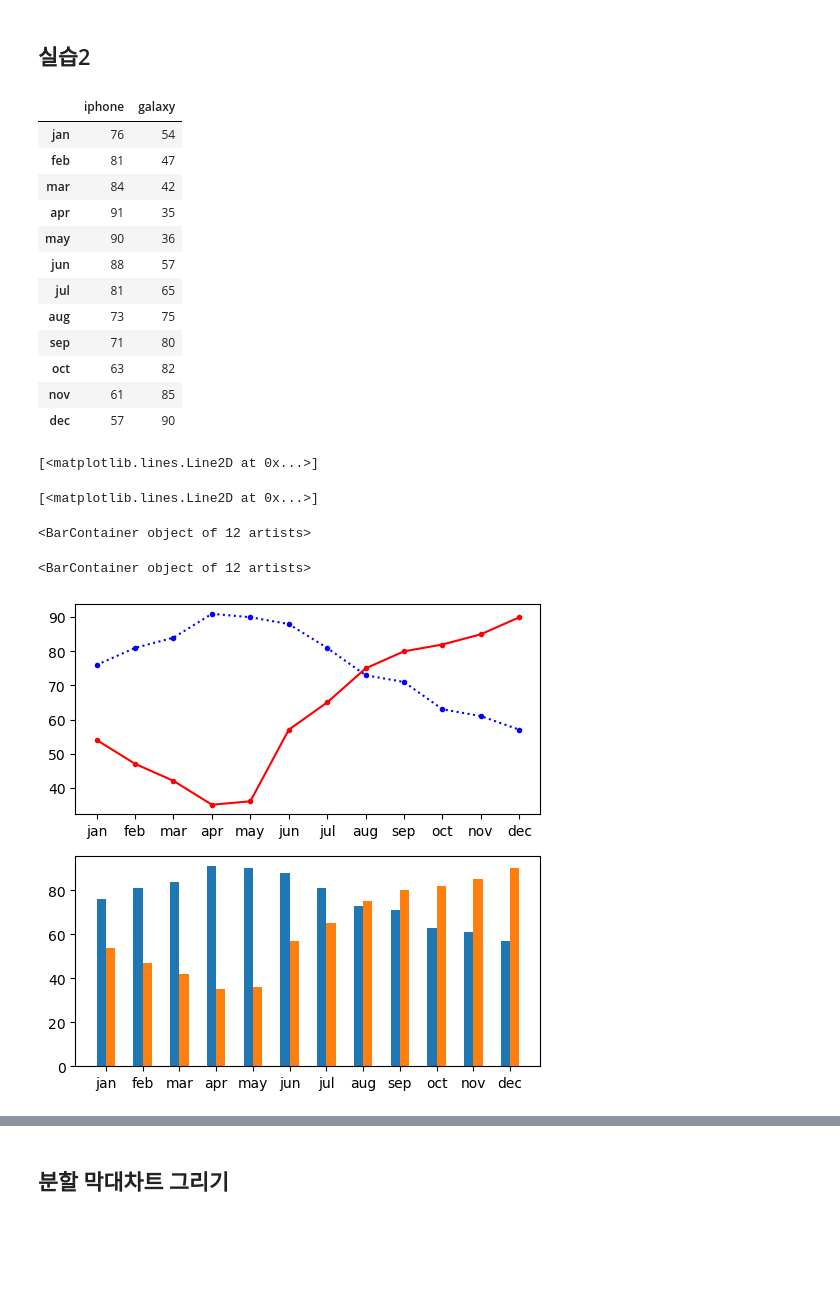
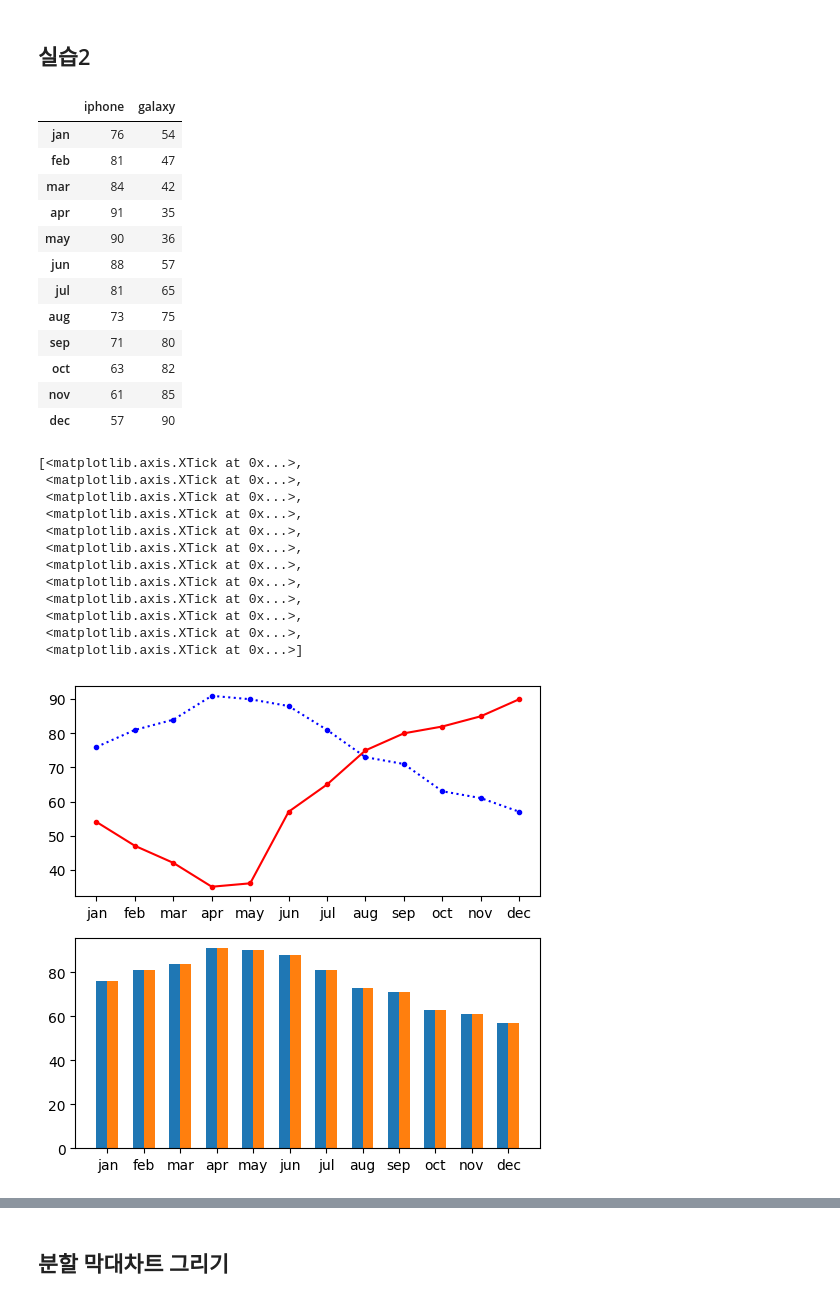
Before and after one commit to Woochang4862/USW-Data-Visualization, a Jupyter notebook: w4/dv2024_4w_code.ipynb, the cells around one changed output, grey strips where cells are left out. Cells and saved outputs as stored; diff of their text form; code cells hidden in the pictures; blank space fills up the shorter version.

```diff
--- a/w4/dv2024_4w_code.ipynb
+++ b/w4/dv2024_4w_code.ipynb
@@ -170,31 +189,44 @@ data['iphone'].plot.bar(ax=ax3)
 # %%
 fig=plt.figure(figsize=(6,6), dpi=100)
 (ax1,ax2)=fig.subplots(2,1)
 
 ## data load
 data=pd.read_table('data/dat_bar.txt',sep='\t', index_col=0)
 data
 
 ## ax1
-
+_=ax1.plot(data.index, data['iphone'],'b.:')
+_=ax1.plot(data.index, data['galaxy'],'r.-')
 
 ## ax2
+X=np.array(range(12))
+_=ax2.bar(X,data['iphone'],width=0.3)
+_=ax2.bar(X+0.3,data['iphone'],width=0.3)
+ax2.set_xticks(X+0.15,labels=data.index)
 # %% [output]
 |  | iphone | galaxy |
 | jan | 76 | 54 |
 | feb | 81 | 47 |
 | mar | 84 | 42 |
 | apr | 91 | 35 |
 | may | 90 | 36 |
 | jun | 88 | 57 |
 | jul | 81 | 65 |
 | aug | 73 | 75 |
 | sep | 71 | 80 |
 | oct | 63 | 82 |
 | nov | 61 | 85 |
 | dec | 57 | 90 |
-[<matplotlib.lines.Line2D at 0x...>]
+[<matplotlib.axis.XTick at 0x...>,
+ <matplotlib.axis.XTick at 0x...>,
+ <matplotlib.axis.XTick at 0x...>,
+ <matplotlib.axis.XTick at 0x...>,
+ <matplotlib.axis.XTick at 0x...>,
+ <matplotlib.axis.XTick at 0x...>,
+ <matplotlib.axis.XTick at 0x...>,
+ <matplotlib.axis.XTick at 0x...>,
+ <matplotlib.axis.XTick at 0x...>,
+ <matplotlib.axis.XTick at 0x...>,
+ <matplotlib.axis.XTick at 0x...>,
+ <matplotlib.axis.XTick at 0x...>]
-[<matplotlib.lines.Line2D at 0x...>]
-<BarContainer object of 12 artists>
-<BarContainer object of 12 artists>
-[figure, old version]
+[figure, new version]
```
Also changed, not shown: parts of 11 cells of this notebook, 6 other files.
